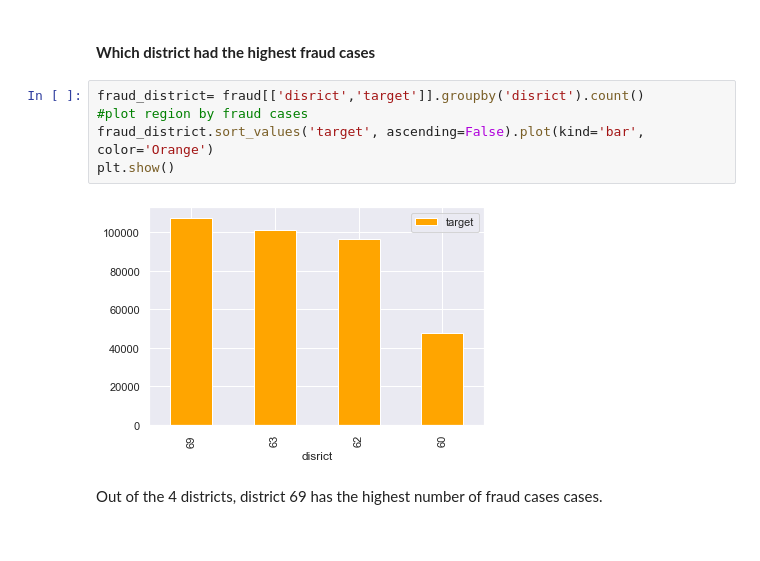
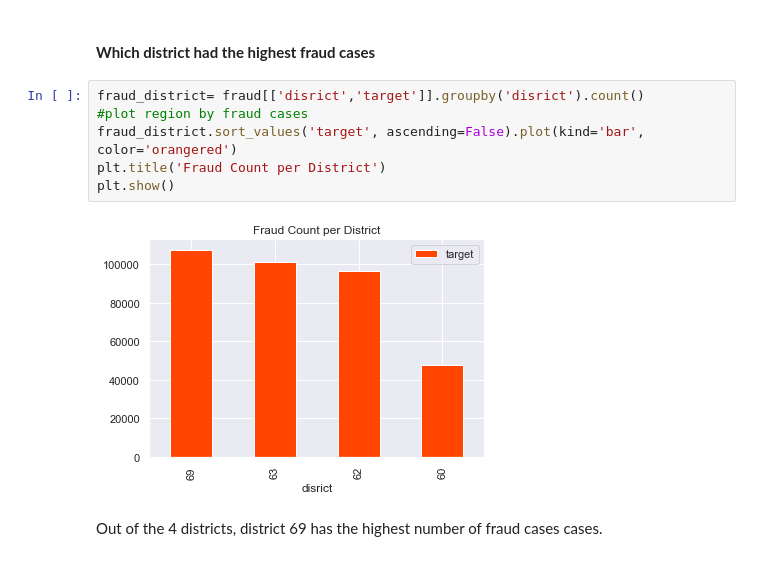
Before and after one commit to Sodiq-Olamide/fraud-detection-in-electricity-and-gas-consumption, a Jupyter notebook: main.ipynb, the cells around one changed output. Cells and saved outputs as stored; diff of their text form.

```diff
--- a/main.ipynb
+++ b/main.ipynb
@@ -372,10 +372,11 @@ plt.show()
 # %%
 fraud_district= fraud[['disrict','target']].groupby('disrict').count()
 #plot region by fraud cases
-fraud_district.sort_values('target', ascending=False).plot(kind='bar', color='Orange')
+fraud_district.sort_values('target', ascending=False).plot(kind='bar', color='orangered')
+plt.title('Fraud Count per District')
 plt.show()
 # %% [output]
-[figure, old version]
+[figure, new version]
 # %% [markdown]
 Out of the 4 districts, district 69 has the highest number of fraud cases cases.
 # %% [markdown]
```
Also changed, not shown: parts of 13 cells of this notebook, 2 other files.
